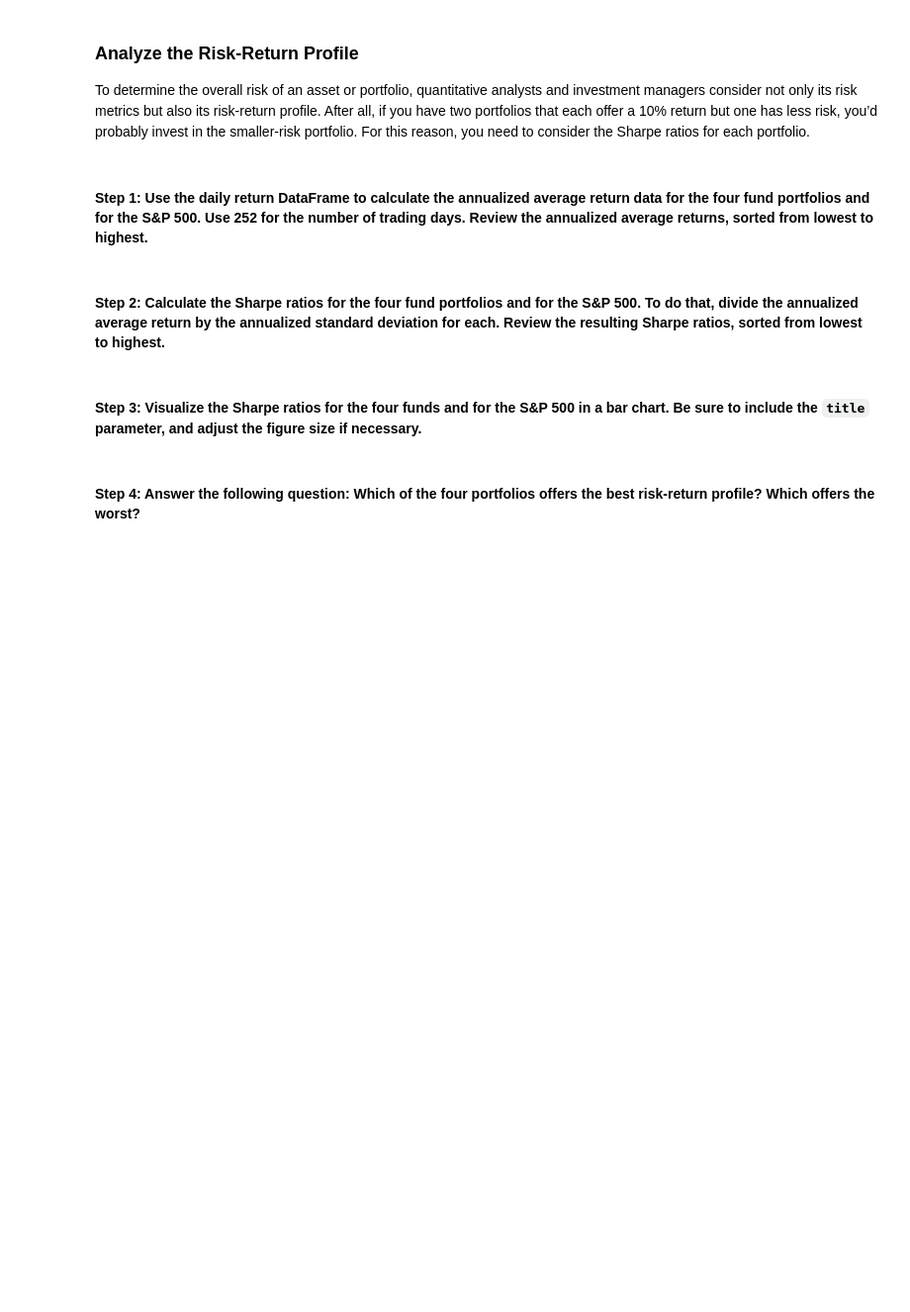
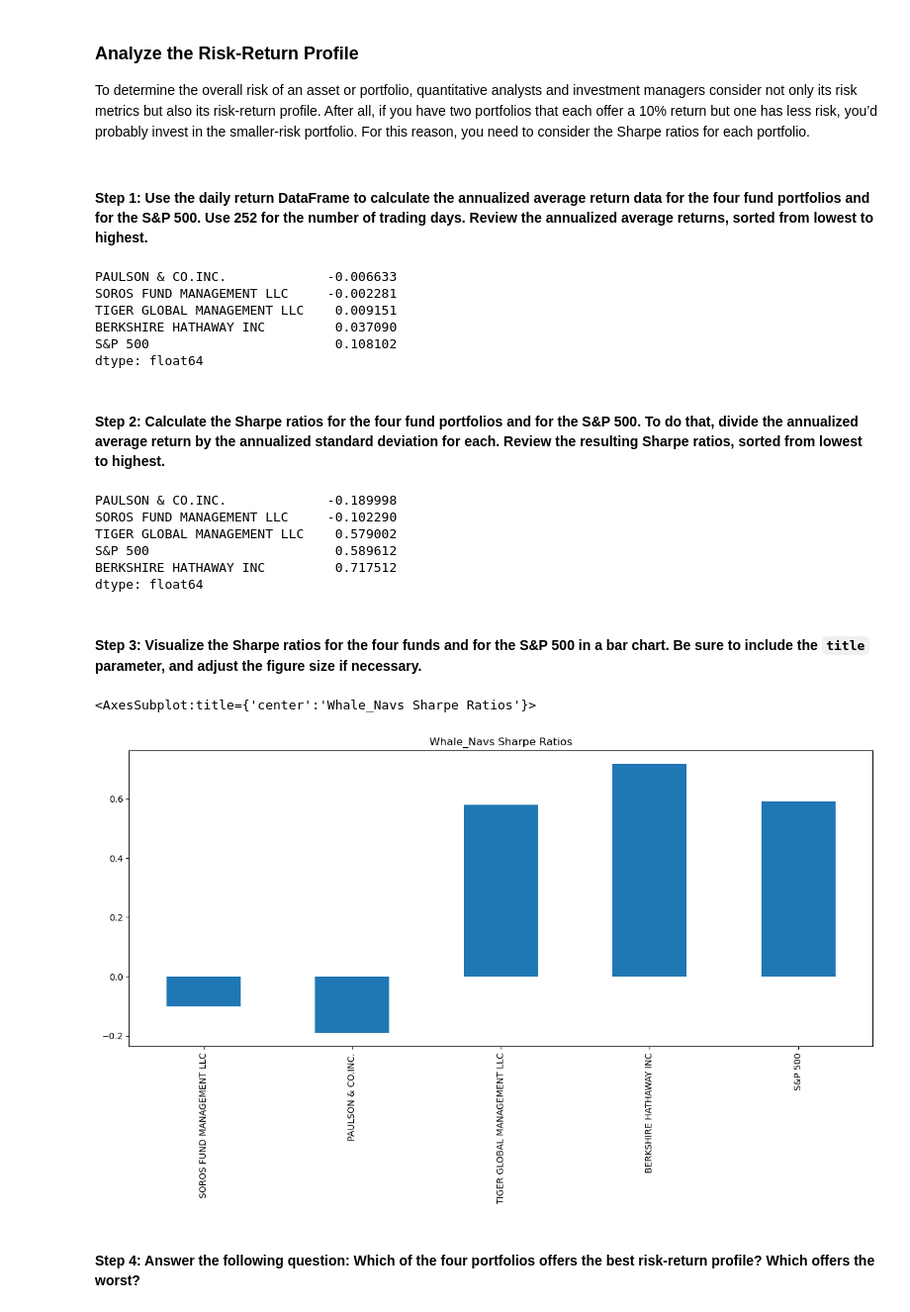
Before and after one commit to aj-0524/FinTech-Ch4, a Jupyter notebook: risk_return_analysis.ipynb, the cells around one changed output. Shown: that part at 99% size. Saved outputs shown, nothing was run; the diff lists cells and outputs as text; code cells hidden in the pictures; blank space fills up the shorter version.

```diff
--- a/risk_return_analysis.ipynb
+++ b/risk_return_analysis.ipynb
@@ -303,19 +313,43 @@ To determine the overall risk of an asset or portfolio, quantitative analysts an
 # Calculate the annual average return data for the for fund portfolios and the S&P 500
 # Use 252 as the number of trading days in the year
 # Review the annual average returns sorted from lowest to highest
-# YOUR CODE HERE
+
+whale_navs_annual_average_return = whale_navs_daily_returns.mean() * 252
+
+whale_navs_annual_average_return.sort_values()
+# %% [output]
+PAULSON & CO.INC.             -0.006633
+SOROS FUND MANAGEMENT LLC     -0.002281
+TIGER GLOBAL MANAGEMENT LLC    0.009151
+BERKSHIRE HATHAWAY INC         0.037090
+S&P 500                        0.108102
+dtype: float64
 # %% [markdown]
 #### Step 2: Calculate the Sharpe ratios for the four fund portfolios and for the S&P 500. To do that, divide the annualized average return by the annualized standard deviation for each. Review the resulting Sharpe ratios, sorted from lowest to highest.
 # %%
 # Calculate the annualized Sharpe Ratios for each of the 4 portfolios and the S&P 500.
 # Review the Sharpe ratios sorted lowest to highest
-# YOUR CODE HERE
+
+whale_navs_sharpe_ratio = whale_navs_annual_average_return / whale_navs_annualized_std
+
+whale_navs_sharpe_ratio.sort_values()
+# %% [output]
+PAULSON & CO.INC.             -0.189998
+SOROS FUND MANAGEMENT LLC     -0.102290
+TIGER GLOBAL MANAGEMENT LLC    0.579002
+S&P 500                        0.589612
+BERKSHIRE HATHAWAY INC         0.717512
+dtype: float64
 # %% [markdown]
 #### Step 3: Visualize the Sharpe ratios for the four funds and for the S&P 500 in a bar chart. Be sure to include the `title` parameter, and adjust the figure size if necessary.
 # %%
 # Visualize the Sharpe ratios as a bar chart
 # Include a title parameter and adjust the figure size
-# YOUR CODE HERE
+
+whale_navs_sharpe_ratio.plot.bar(figsize= (15,6), title= 'Whale_Navs Sharpe Ratios')
+# %% [output]
+<AxesSubplot:title={'center':'Whale_Navs Sharpe Ratios'}>
+[figure, added]
 # %% [markdown]
 #### Step 4: Answer the following question: Which of the four portfolios offers the best risk-return profile? Which offers the worst?
 # %% [markdown]
```
Also changed, not shown: parts of 17 cells of this notebook.
